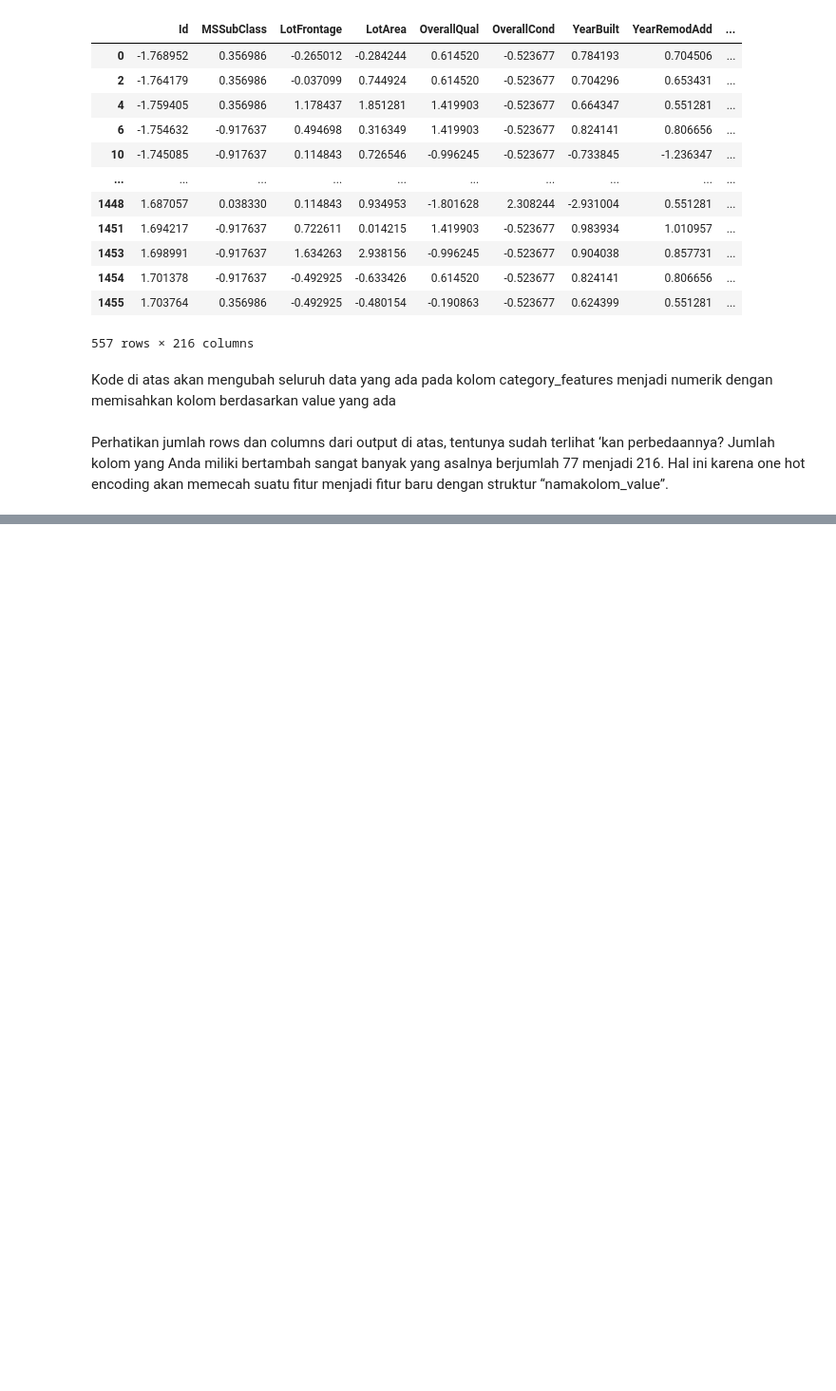
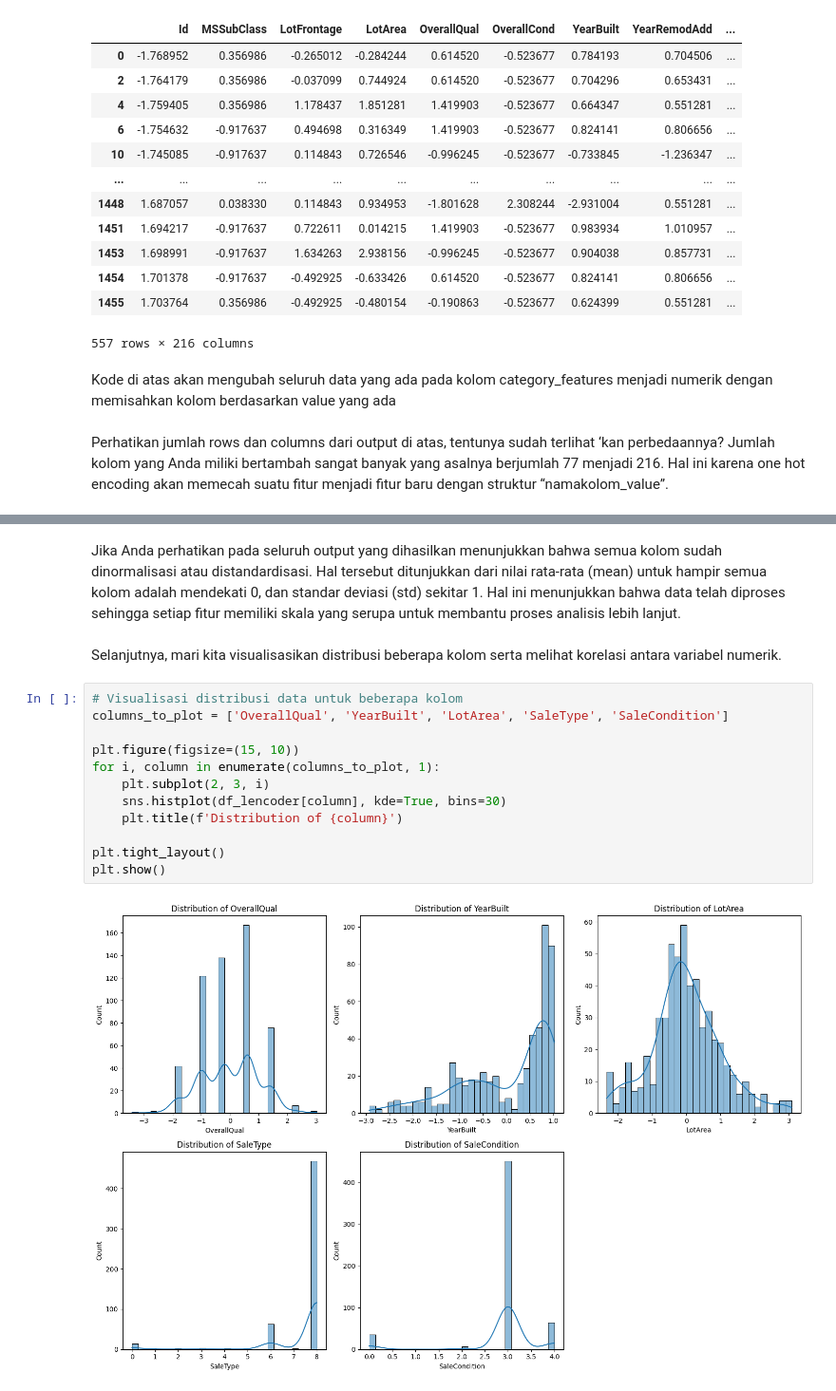
Before and after one commit to batrianugrah/prediksi_nilai, a Jupyter notebook: cr_model.ipynb, the cells around one changed output, grey strips where cells are left out. Shown at 95% size. Cells and saved outputs as stored; diff of their text form; blank space fills up the shorter version.

```diff
--- a/cr_model.ipynb
+++ b/cr_model.ipynb
@@ -435,0 +528,18 @@ Perhatikan jumlah rows dan columns dari output di atas, tentunya sudah terlihat
+# %% [markdown]
+Jika Anda perhatikan pada seluruh output yang dihasilkan menunjukkan bahwa semua kolom sudah dinormalisasi atau distandardisasi. Hal tersebut ditunjukkan dari nilai rata-rata (mean) untuk hampir semua kolom adalah mendekati 0, dan standar deviasi (std) sekitar 1. Hal ini menunjukkan bahwa data telah diproses sehingga setiap fitur memiliki skala yang serupa untuk membantu proses analisis lebih lanjut.
+# %% [markdown]
+Selanjutnya, mari kita visualisasikan distribusi beberapa kolom serta melihat korelasi antara variabel numerik.
+# %%
+# Visualisasi distribusi data untuk beberapa kolom
+columns_to_plot = ['OverallQual', 'YearBuilt', 'LotArea', 'SaleType', 'SaleCondition']
+
+plt.figure(figsize=(15, 10))
+for i, column in enumerate(columns_to_plot, 1):
+    plt.subplot(2, 3, i)
+    sns.histplot(df_lencoder[column], kde=True, bins=30)
+    plt.title(f'Distribution of {column}')
+
+plt.tight_layout()
+plt.show()
+# %% [output]
+[figure, added]
```
Also changed, not shown: parts of 21 cells of this notebook.
